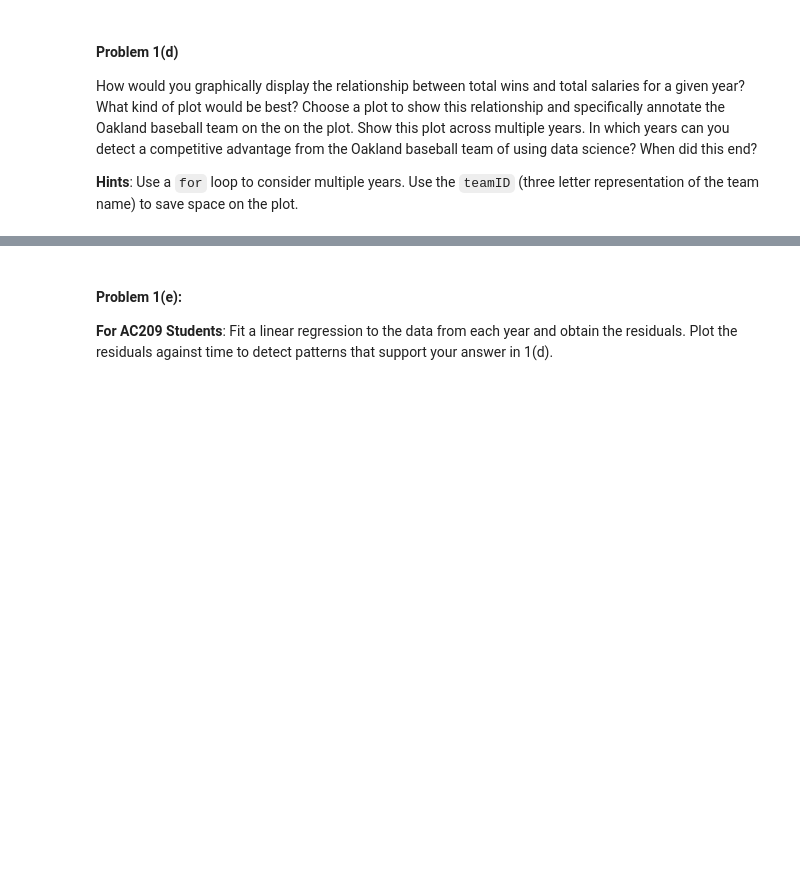
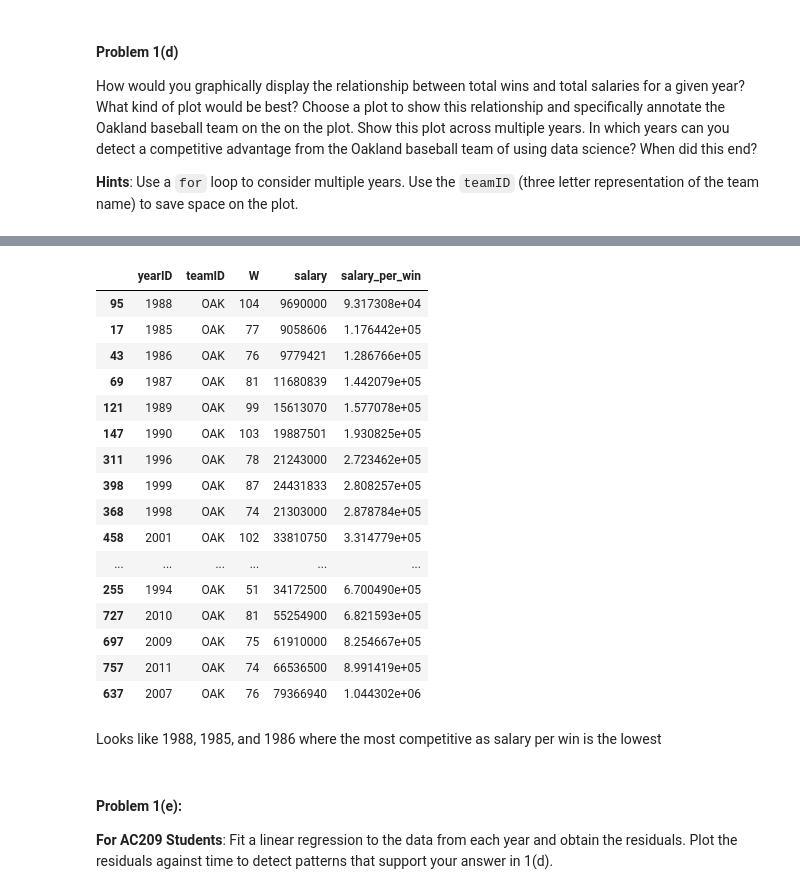
Before and after one commit to whathelll/cs109-content, a Jupyter notebook: HW1.ipynb, the cells around one changed output, grey strips where cells are left out. Saved outputs shown, nothing was run; the diff lists cells and outputs as text; code cells hidden in the pictures; blank space fills up the shorter version.

```diff
--- a/HW1.ipynb
+++ b/HW1.ipynb
@@ -83,3 +193,27 @@ How would you graphically display the relationship between total wins and total
+# %%
+# oakland.dtypes
+oakland
+oakland.assign(salary_per_win=oakland["salary"] / oakland["W"]).sort_values("salary_per_win")
+# %% [output]
+|  | yearID | teamID | W | salary | salary_per_win |
+| 95 | 1988 | OAK | 104 | 9690000 | 9.317308e+04 |
+| 17 | 1985 | OAK | 77 | 9058606 | 1.176442e+05 |
+| 43 | 1986 | OAK | 76 | 9779421 | 1.286766e+05 |
+| 69 | 1987 | OAK | 81 | 11680839 | 1.442079e+05 |
+| 121 | 1989 | OAK | 99 | 15613070 | 1.577078e+05 |
+| 147 | 1990 | OAK | 103 | 19887501 | 1.930825e+05 |
+| 311 | 1996 | OAK | 78 | 21243000 | 2.723462e+05 |
+| 398 | 1999 | OAK | 87 | 24431833 | 2.808257e+05 |
+| 368 | 1998 | OAK | 74 | 21303000 | 2.878784e+05 |
+| 458 | 2001 | OAK | 102 | 33810750 | 3.314779e+05 |
+| ... | ... | ... | ... | ... | ... |
+| 255 | 1994 | OAK | 51 | 34172500 | 6.700490e+05 |
+| 727 | 2010 | OAK | 81 | 55254900 | 6.821593e+05 |
+| 697 | 2009 | OAK | 75 | 61910000 | 8.254667e+05 |
+| 757 | 2011 | OAK | 74 | 66536500 | 8.991419e+05 |
+| 637 | 2007 | OAK | 76 | 79366940 | 1.044302e+06 |
+# %% [markdown]
+Looks like 1988, 1985, and 1986 where the most competitive as salary per win is the lowest
 # %% [markdown]
 #### Problem 1(e):
 
```
Also changed, not shown: parts of 20 cells of this notebook, 1 other file.
